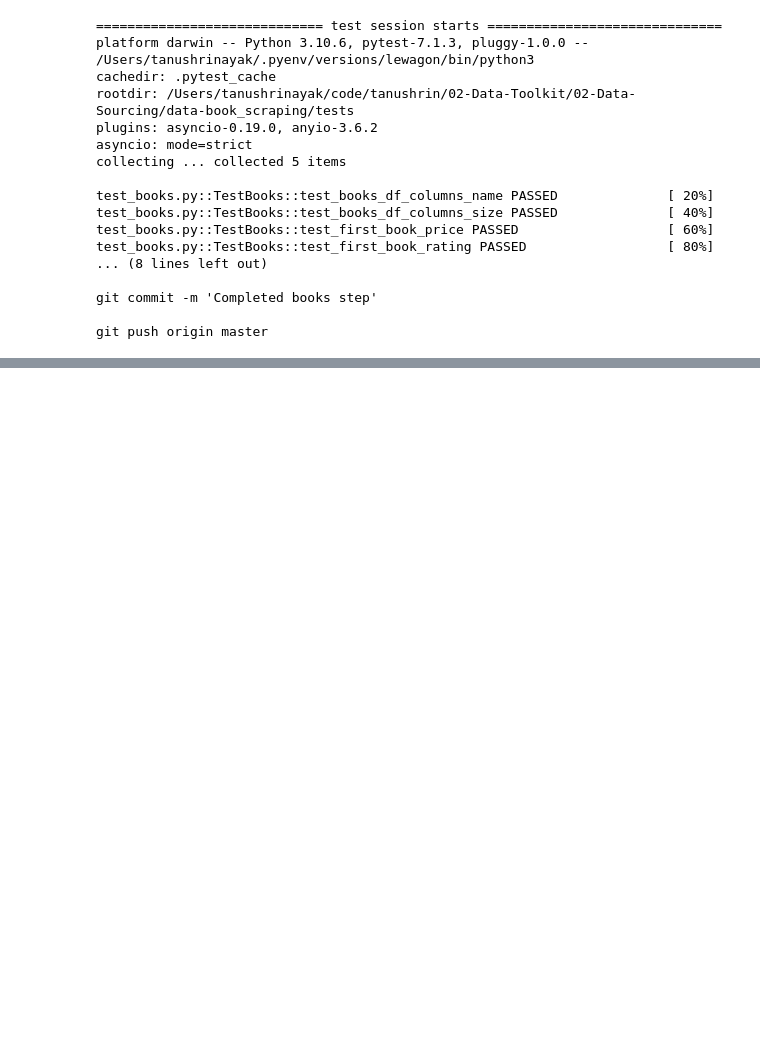
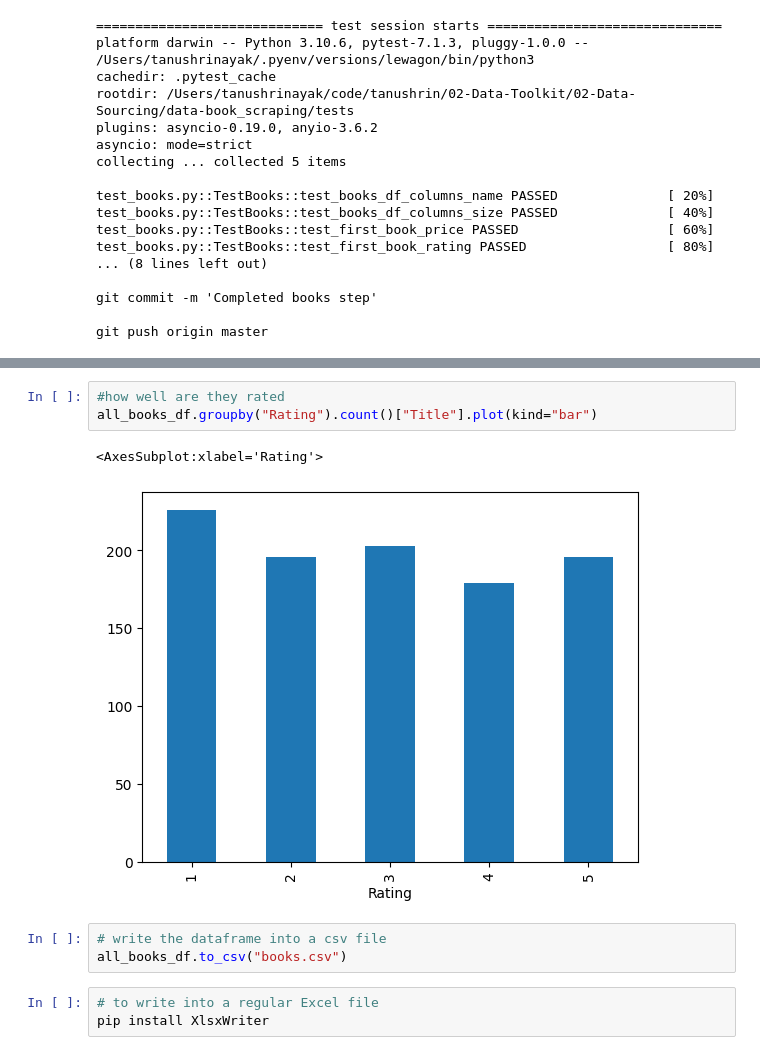
Before and after one commit to tanushrin/data-book_scraping, a Jupyter notebook: scraping.ipynb, the cells around one changed output, grey strips where cells are left out. Cells and saved outputs as stored; diff of their text form; blank space fills up the shorter version.

```diff
--- a/scraping.ipynb
+++ b/scraping.ipynb
@@ -204,0 +247,12 @@ git push origin master
+# %%
+#how well are they rated
+all_books_df.groupby("Rating").count()["Title"].plot(kind="bar")
+# %% [output]
+<AxesSubplot:xlabel='Rating'>
+[figure, added]
+# %%
+# write the dataframe into a csv file
+all_books_df.to_csv("books.csv")
+# %%
+# to write into a regular Excel file
+pip install XlsxWriter
```
Also changed, not shown: parts of 5 cells of this notebook, 1 other file.
